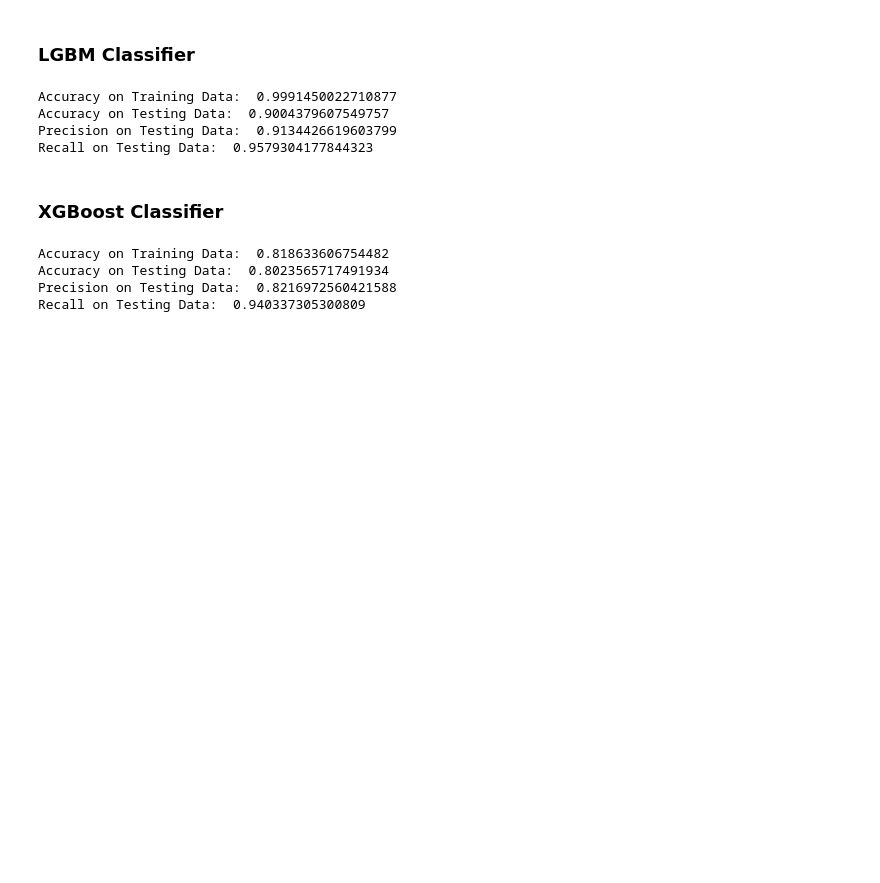
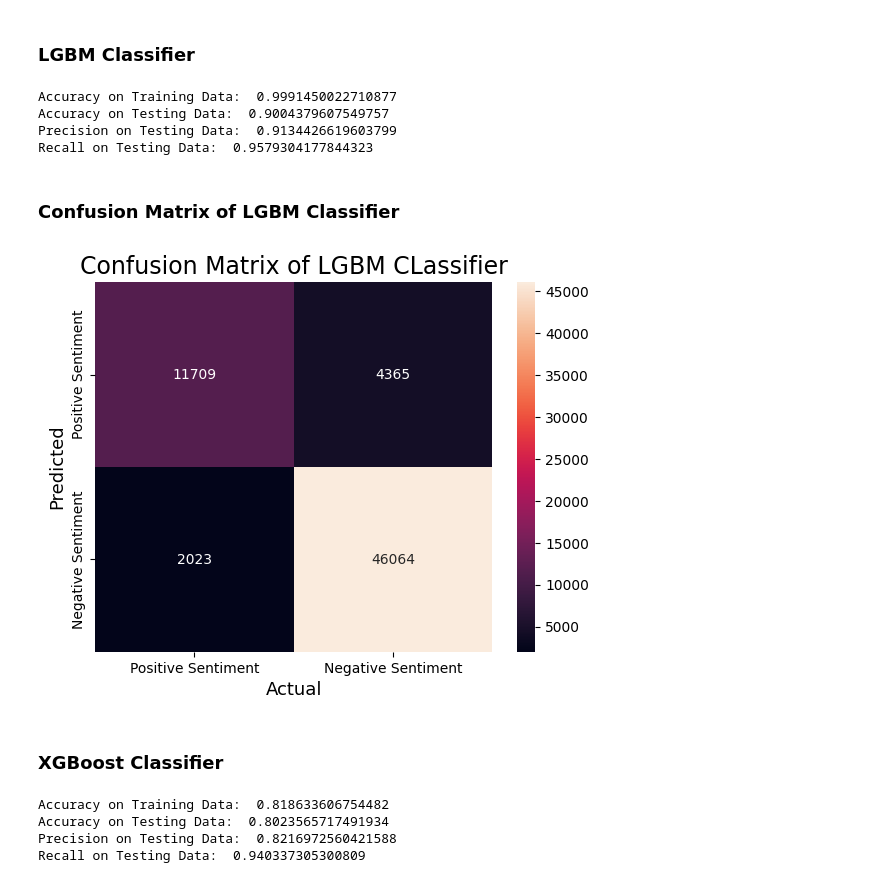
Before and after one commit to ankushmallick1100/Sentiment-Analysis-for-drug-reviews-tweets, a Jupyter notebook: sentiment_analysis_for_drug_reviews_with_models.ipynb, the cells around one changed output. Cells and saved outputs as stored; diff of their text form; code cells hidden in the pictures; blank space fills up the shorter version.

```diff
--- a/sentiment_analysis_for_drug_reviews_with_models.ipynb
+++ b/sentiment_analysis_for_drug_reviews_with_models.ipynb
@@ -364,6 +365,22 @@ Accuracy on Training Data:  0.9991450022710877
 Accuracy on Testing Data:  0.9004379607549757
 Precision on Testing Data:  0.9134426619603799
 Recall on Testing Data:  0.9579304177844323
+# %% [markdown]
+### Confusion Matrix of LGBM Classifier
+# %%
+cm = confusion_matrix(y_test, pred_one_test)
+
+sns.heatmap(cm,
+            annot=True,
+            fmt='g',
+            xticklabels=['Positive Sentiment','Negative Sentiment'],
+            yticklabels=['Positive Sentiment','Negative Sentiment'])
+plt.ylabel('Predicted',fontsize=13)
+plt.xlabel('Actual',fontsize=13)
+plt.title('Confusion Matrix of LGBM CLassifier',fontsize=17)
+plt.show()
+# %% [output]
+[figure, added]
 # %% [markdown]
 ### XGBoost Classifier
 # %%
```
Also changed, not shown: parts of 7 cells of this notebook, 3 other files.
